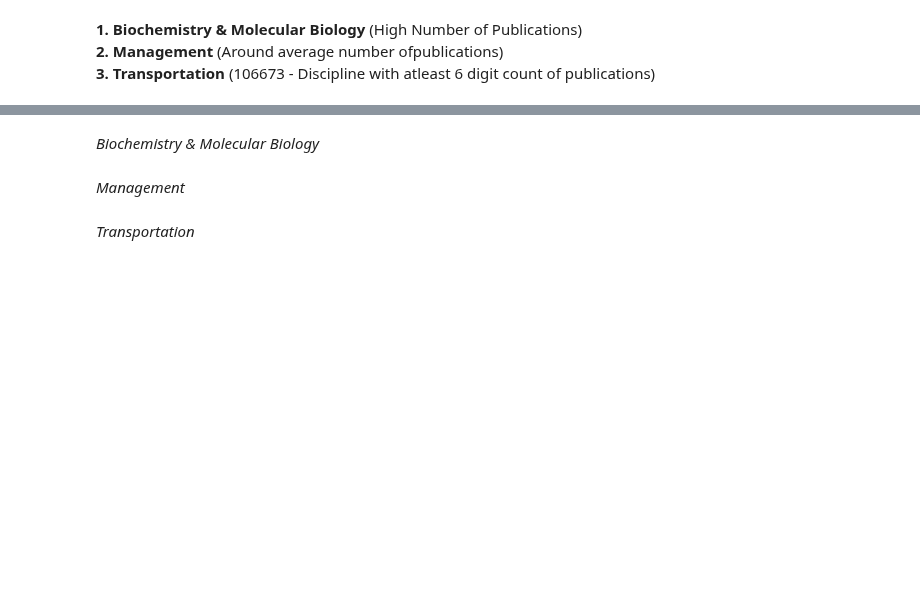
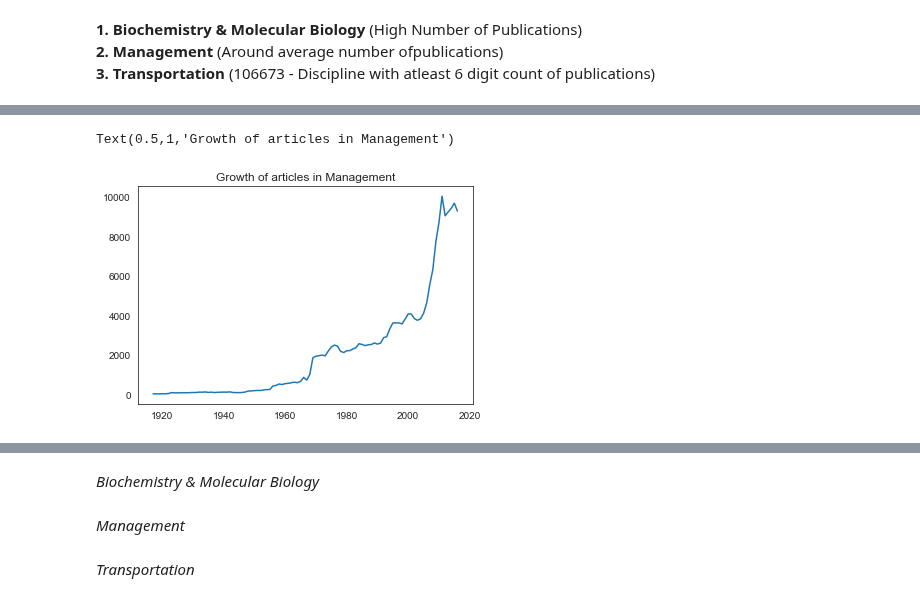
Before and after one commit to srjit/science-of-genius-title-impact, a Jupyter notebook: src/word-distributions/word frequency variations in different disciplines/multiple-disciplines - different sample sizes.ipynb, the cells around one changed output, grey strips where cells are left out. Drawn from its saved outputs; the diff is of its cells as text; code cells hidden in the pictures; blank space fills up the shorter version.

```diff
--- a/src/word-distributions/word frequency variations in different disciplines/multiple-disciplines - different sample sizes.ipynb
+++ b/src/word-distributions/word frequency variations in different disciplines/multiple-disciplines - different sample sizes.ipynb
@@ -54,0 +67,6 @@ inp3 = data_[data_.Label == d3]
+# %%
+plt.plot(inp2["PubYear"], inp2["number of pubs"])
+plt.title("Growth of articles in Management")
+# %% [output]
+Text(0.5,1,'Growth of articles in Management')
+[figure, added]
```
Also changed, not shown: parts of 6 cells of this notebook, 13 other files.
